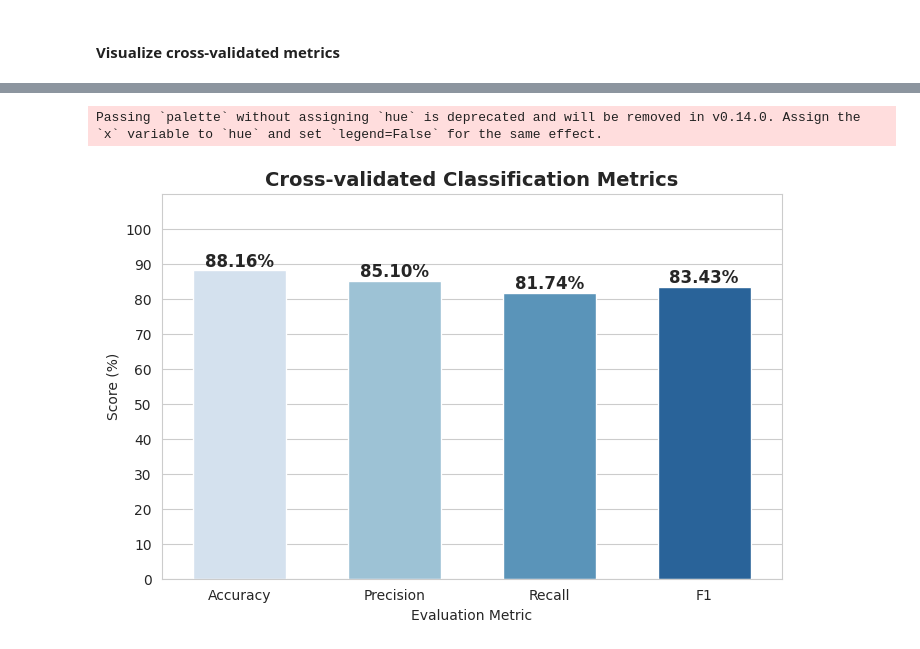
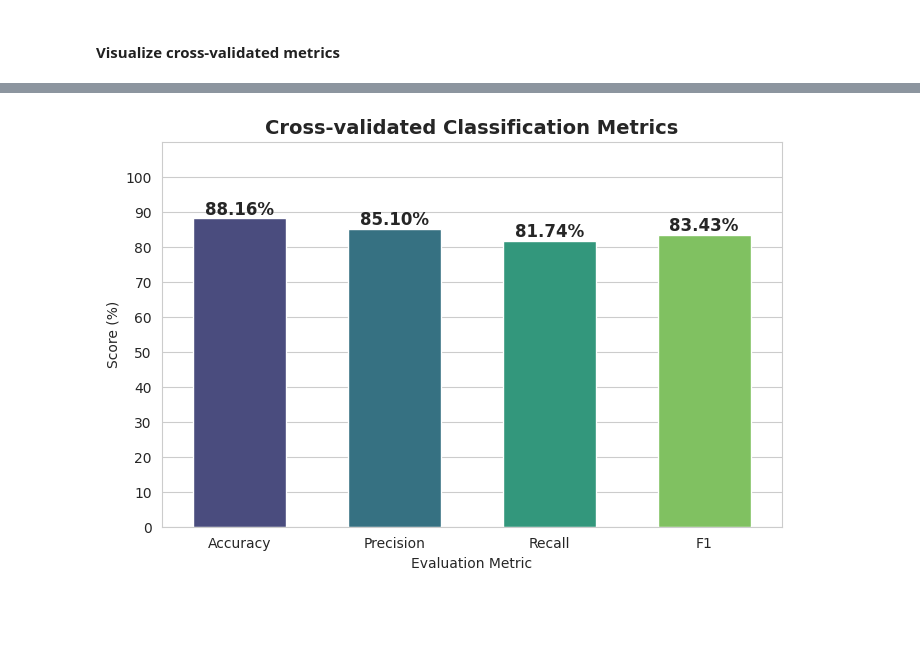
Before and after one commit to Minhajul99/Diabetes-Prediction, a Jupyter notebook: Diabetes_Prediction.ipynb, the cells around one changed output, grey strips where cells are left out. Cells and saved outputs as stored; diff of their text form; code cells hidden in the pictures; blank space fills up the shorter version.

```diff
--- a/Diabetes_Prediction.ipynb
+++ b/Diabetes_Prediction.ipynb
@@ -1204,26 +1184,31 @@ fig.show()
 # %%
+# Sample data (Replace with actual variables)
+cv_metrics = pd.DataFrame({
+    "Metric": ["Accuracy", "Precision", "Recall", "F1"],
+    "Value": [cv_acc * 100, cv_precision * 100, cv_recall * 100, cv_f1 * 100]  # Convert to percentage
+})
+
 # Set the style
 sns.set_style("whitegrid")
 
 # Create the bar plot
 plt.figure(figsize=(8, 5))
-ax = sns.barplot(x="Metric", y="Value", data=cv_metrics, palette="Blues", width=0.6)
+ax = sns.barplot(x="Metric", y="Value", data=cv_metrics, palette="viridis", width=0.6)
 
 # Annotate bars with percentage values
 for p in ax.patches:
     ax.annotate(f"{p.get_height():.2f}%",
                 (p.get_x() + p.get_width() / 2., p.get_height()),
                 ha='center', va='bottom', fontsize=12, fontweight='bold')
 
 # Customize the plot
 plt.title("Cross-validated Classification Metrics", fontsize=14, fontweight="bold")
 plt.ylabel("Score (%)")
 plt.xlabel("Evaluation Metric")
 plt.ylim(0, 110)  # Adjust the y-axis to ensure better visibility
 plt.yticks(range(0, 110, 10))  # Show y-ticks in percentage scale
 
 # Show the plot
 plt.show()
 # %% [output]
-Passing `palette` without assigning `hue` is deprecated and will be removed in v0.14.0. Assign the `x` variable to `hue` and set `legend=False` for the same effect.
-[figure, old version]
+[figure, new version]
```
Also changed, not shown: parts of 3 cells of this notebook.
